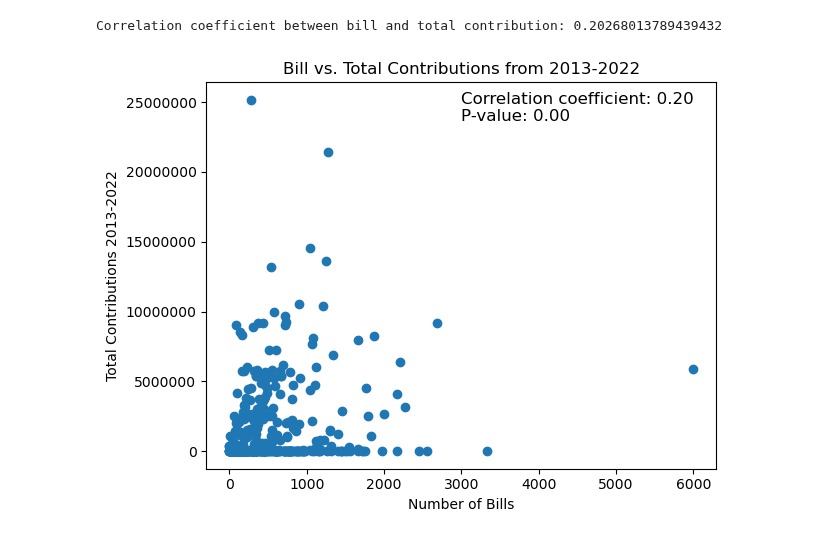
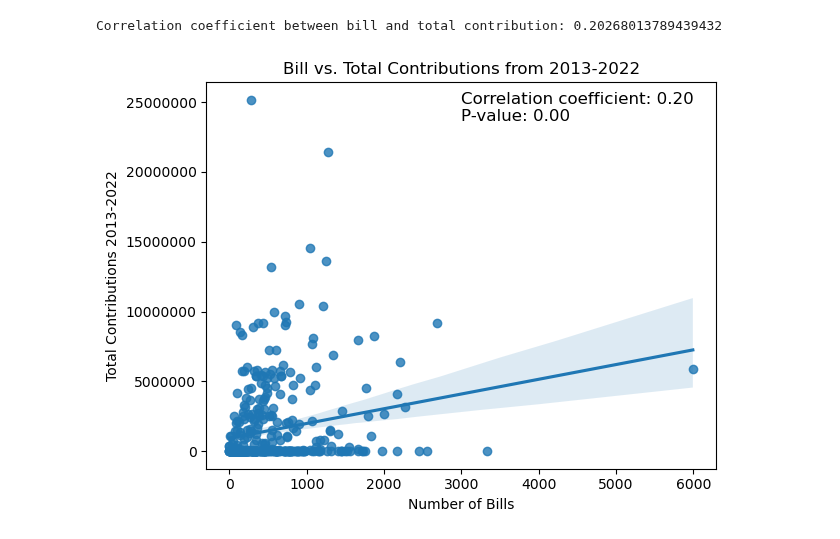
Before and after one commit to david-00001/project1, a Jupyter notebook: congress_csv/Congress_Gender_merged with contributions.ipynb, the cells around one changed output. Saved outputs shown, nothing was run; the diff lists cells and outputs as text; code cells hidden in the pictures.

```diff
--- a/congress_csv/Congress_Gender_merged with contributions.ipynb
+++ b/congress_csv/Congress_Gender_merged with contributions.ipynb
@@ -440,20 +440,21 @@ corr = bills_sponsored_df['Bill'].corr(bills_sponsored_df['Total Contributions 2
 print("Correlation coefficient between bill and total contribution:", corr)
 # %% [output]
 Correlation coefficient between bill and total contribution: 0.20268013789439432
-# %%
-bill_df = bills_sponsored_df["Bill"]
-contribution_df = bills_sponsored_df["Total Contributions 2013-2022"]
-plt.scatter(bill_df, contribution_df)
-corr = bills_sponsored_df['Bill'].corr(bills_sponsored_df['Total Contributions 2013-2022'])
-r, p = pearsonr(bill_df, contribution_df)
-plt.text(0.5, 0.9, f"Correlation coefficient: {r:.2f}\nP-value: {p:.2f}", transform=plt.gca().transAxes, fontsize=12)
-
-plt.xlabel("Number of Bills")
-plt.ylabel("Total Contributions 2013-2022")
-plt.title("Bill vs. Total Contributions from 2013-2022")
-plt.ticklabel_format(style="plain", axis="y")
-plt.tight_layout()
-plt.savefig("Bill and Contribution")
-plt.show()
-# %% [output]
-[figure, removed]
+# %%
+bill_df = bills_sponsored_df["Bill"]
+contribution_df = bills_sponsored_df["Total Contributions 2013-2022"]
+sns.regplot(x=bill_df, y=contribution_df)
+
+corr = bills_sponsored_df['Bill'].corr(bills_sponsored_df['Total Contributions 2013-2022'])
+r, p = pearsonr(bill_df, contribution_df)
+plt.text(0.5, 0.9, f"Correlation coefficient: {r:.2f}\nP-value: {p:.2f}", transform=plt.gca().transAxes, fontsize=12)
+
+plt.xlabel("Number of Bills")
+plt.ylabel("Total Contributions 2013-2022")
+plt.title("Bill vs. Total Contributions from 2013-2022")
+plt.ticklabel_format(style="plain", axis="y")
+plt.tight_layout()
+plt.savefig("Bill and Contribution")
+plt.show()
+# %% [output]
+[figure, added]
```
Also changed, not shown: 1 other file.
